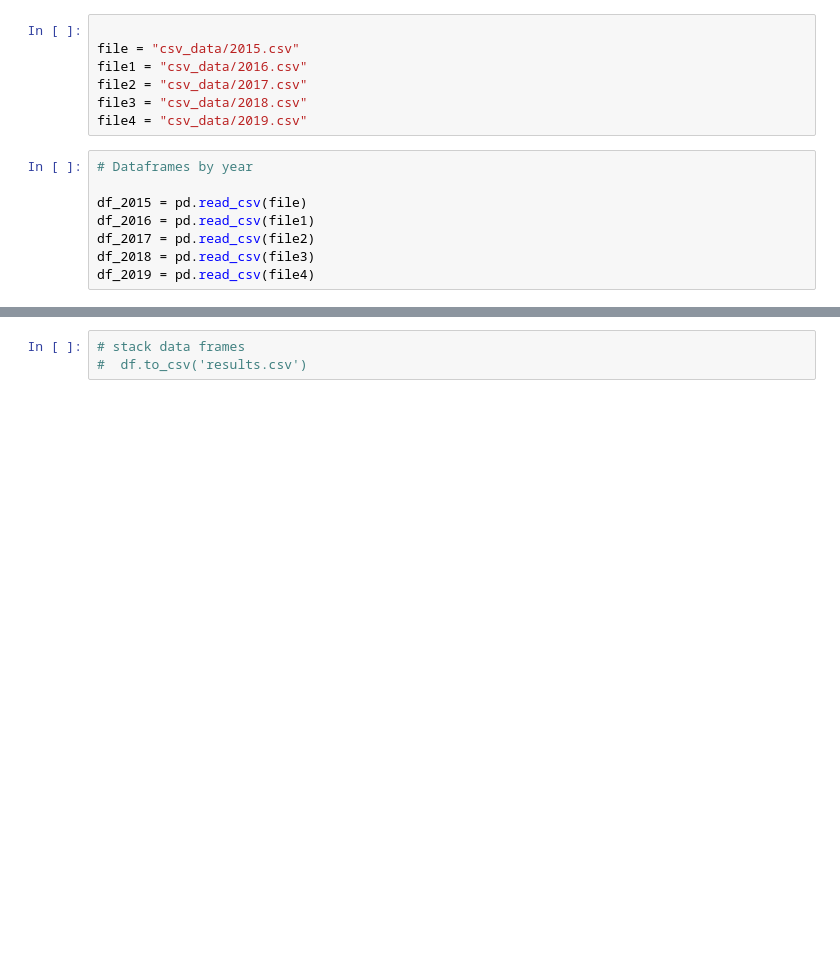
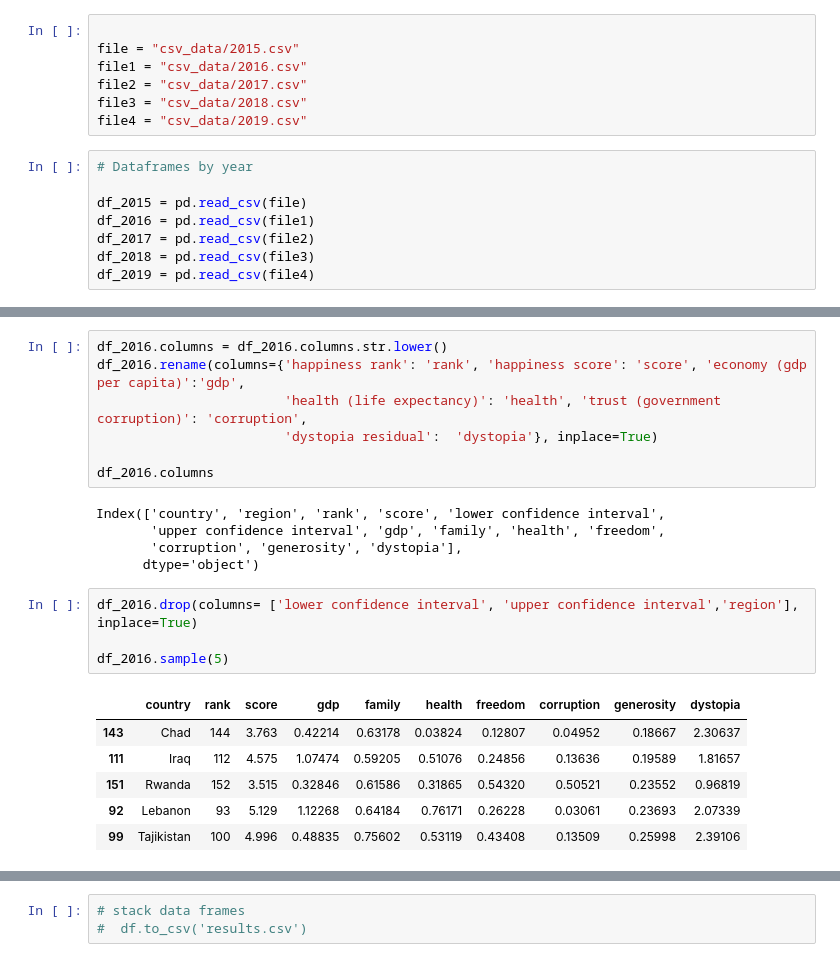
Before and after one commit to cquiroz31/G1_Project_1, a Jupyter notebook: Untitled.ipynb, the cells around one changed output, grey strips where cells are left out. Cells and saved outputs as stored; diff of their text form; blank space fills up the shorter version.

```diff
--- a/Untitled.ipynb
+++ b/Untitled.ipynb
@@ -68,0 +299,23 @@ df_2019['Year'] = '2019'
+# %%
+df_2016.columns = df_2016.columns.str.lower()
+df_2016.rename(columns={'happiness rank': 'rank', 'happiness score': 'score', 'economy (gdp per capita)':'gdp',
+                        'health (life expectancy)': 'health', 'trust (government corruption)': 'corruption',
+                        'dystopia residual':  'dystopia'}, inplace=True)
+
+df_2016.columns
+# %% [output]
+Index(['country', 'region', 'rank', 'score', 'lower confidence interval',
+       'upper confidence interval', 'gdp', 'family', 'health', 'freedom',
+       'corruption', 'generosity', 'dystopia'],
+      dtype='object')
+# %%
+df_2016.drop(columns= ['lower confidence interval', 'upper confidence interval','region'], inplace=True)
+
+df_2016.sample(5)
+# %% [output]
+|  | country | rank | score | gdp | family | health | freedom | corruption | generosity | dystopia |
+| 143 | Chad | 144 | 3.763 | 0.42214 | 0.63178 | 0.03824 | 0.12807 | 0.04952 | 0.18667 | 2.30637 |
+| 111 | Iraq | 112 | 4.575 | 1.07474 | 0.59205 | 0.51076 | 0.24856 | 0.13636 | 0.19589 | 1.81657 |
+| 151 | Rwanda | 152 | 3.515 | 0.32846 | 0.61586 | 0.31865 | 0.54320 | 0.50521 | 0.23552 | 0.96819 |
+| 92 | Lebanon | 93 | 5.129 | 1.12268 | 0.64184 | 0.76171 | 0.26228 | 0.03061 | 0.23693 | 2.07339 |
+| 99 | Tajikistan | 100 | 4.996 | 0.48835 | 0.75602 | 0.53119 | 0.43408 | 0.13509 | 0.25998 | 2.39106 |
```
Also changed, not shown: parts of 40 cells of this notebook.
